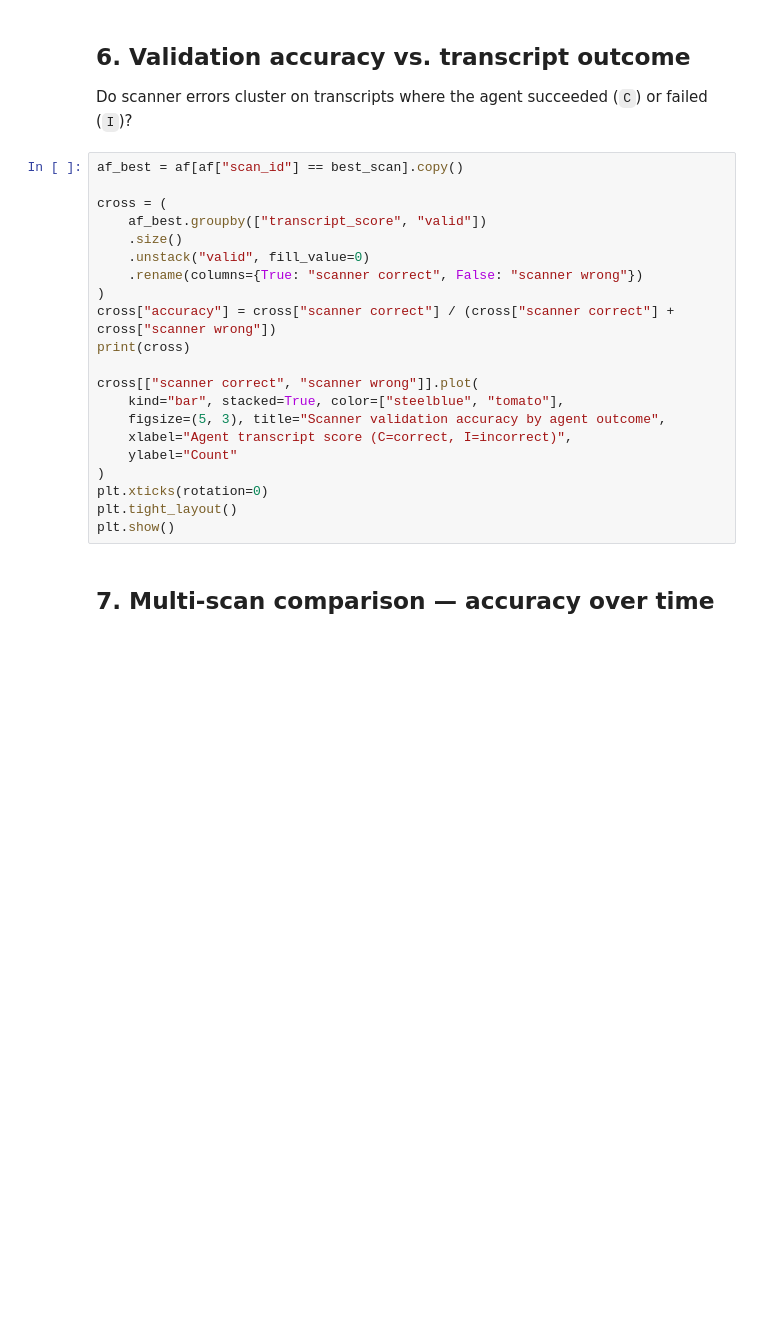
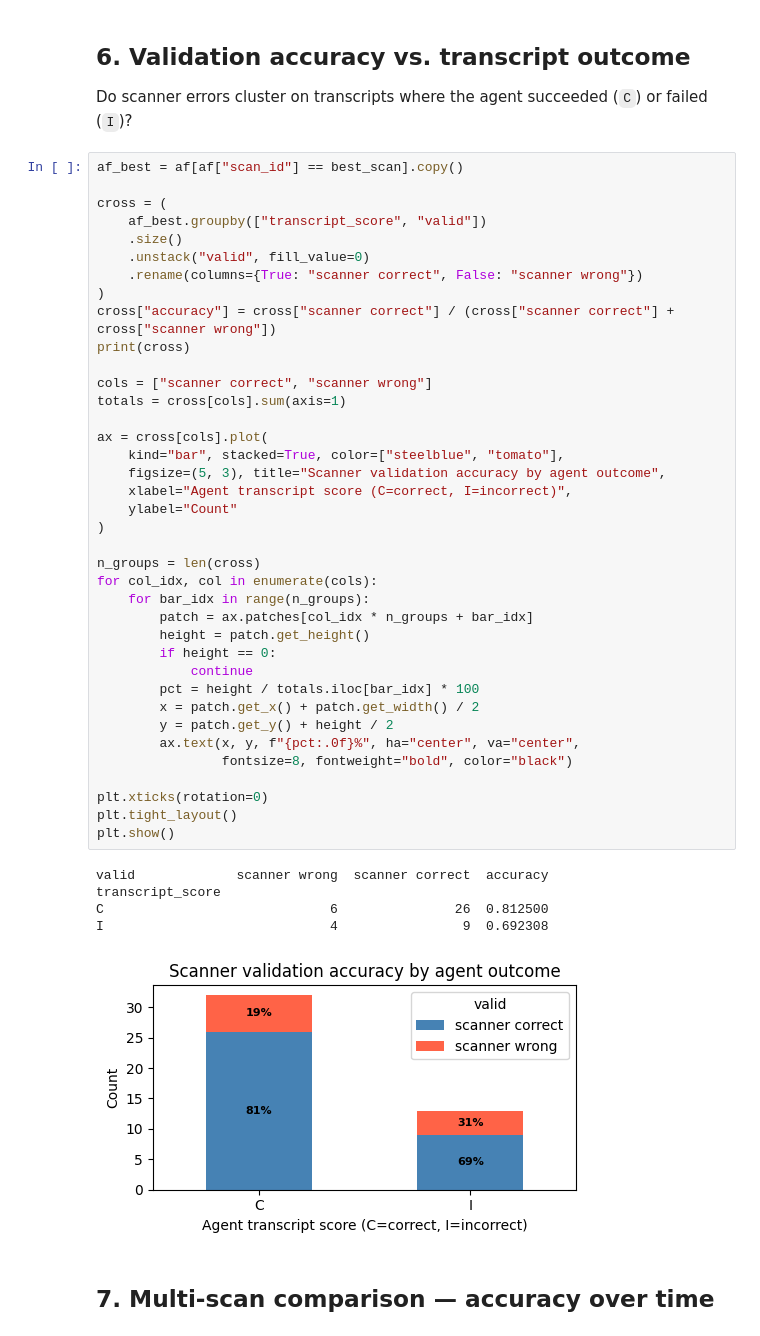
Before and after one commit to jmohl/scanner_evaluation, a Jupyter notebook: evals/core_bench/scan_results_analysis.ipynb, the cells around one changed output. Saved outputs shown, nothing was run; the diff lists cells and outputs as text; blank space fills up the shorter version.

```diff
--- a/evals/core_bench/scan_results_analysis.ipynb
+++ b/evals/core_bench/scan_results_analysis.ipynb
@@ -138,24 +181,47 @@ Do scanner errors cluster on transcripts where the agent succeeded (`C`) or fail
 # %%
 af_best = af[af["scan_id"] == best_scan].copy()
 
 cross = (
     af_best.groupby(["transcript_score", "valid"])
     .size()
     .unstack("valid", fill_value=0)
     .rename(columns={True: "scanner correct", False: "scanner wrong"})
 )
 cross["accuracy"] = cross["scanner correct"] / (cross["scanner correct"] + cross["scanner wrong"])
 print(cross)
 
-cross[["scanner correct", "scanner wrong"]].plot(
+cols = ["scanner correct", "scanner wrong"]
+totals = cross[cols].sum(axis=1)
+
+ax = cross[cols].plot(
     kind="bar", stacked=True, color=["steelblue", "tomato"],
     figsize=(5, 3), title="Scanner validation accuracy by agent outcome",
     xlabel="Agent transcript score (C=correct, I=incorrect)",
     ylabel="Count"
 )
+
+n_groups = len(cross)
+for col_idx, col in enumerate(cols):
+    for bar_idx in range(n_groups):
+        patch = ax.patches[col_idx * n_groups + bar_idx]
+        height = patch.get_height()
+        if height == 0:
+            continue
+        pct = height / totals.iloc[bar_idx] * 100
+        x = patch.get_x() + patch.get_width() / 2
+        y = patch.get_y() + height / 2
+        ax.text(x, y, f"{pct:.0f}%", ha="center", va="center",
+                fontsize=8, fontweight="bold", color="black")
+
 plt.xticks(rotation=0)
 plt.tight_layout()
 plt.show()
+# %% [output]
+valid             scanner wrong  scanner correct  accuracy
+transcript_score
+C                             6               26  0.812500
+I                             4                9  0.692308
+[figure, added]
 # %% [markdown]
 ## 7. Multi-scan comparison — accuracy over time
 # %%
```
Also changed, not shown: parts of 9 cells of this notebook.
